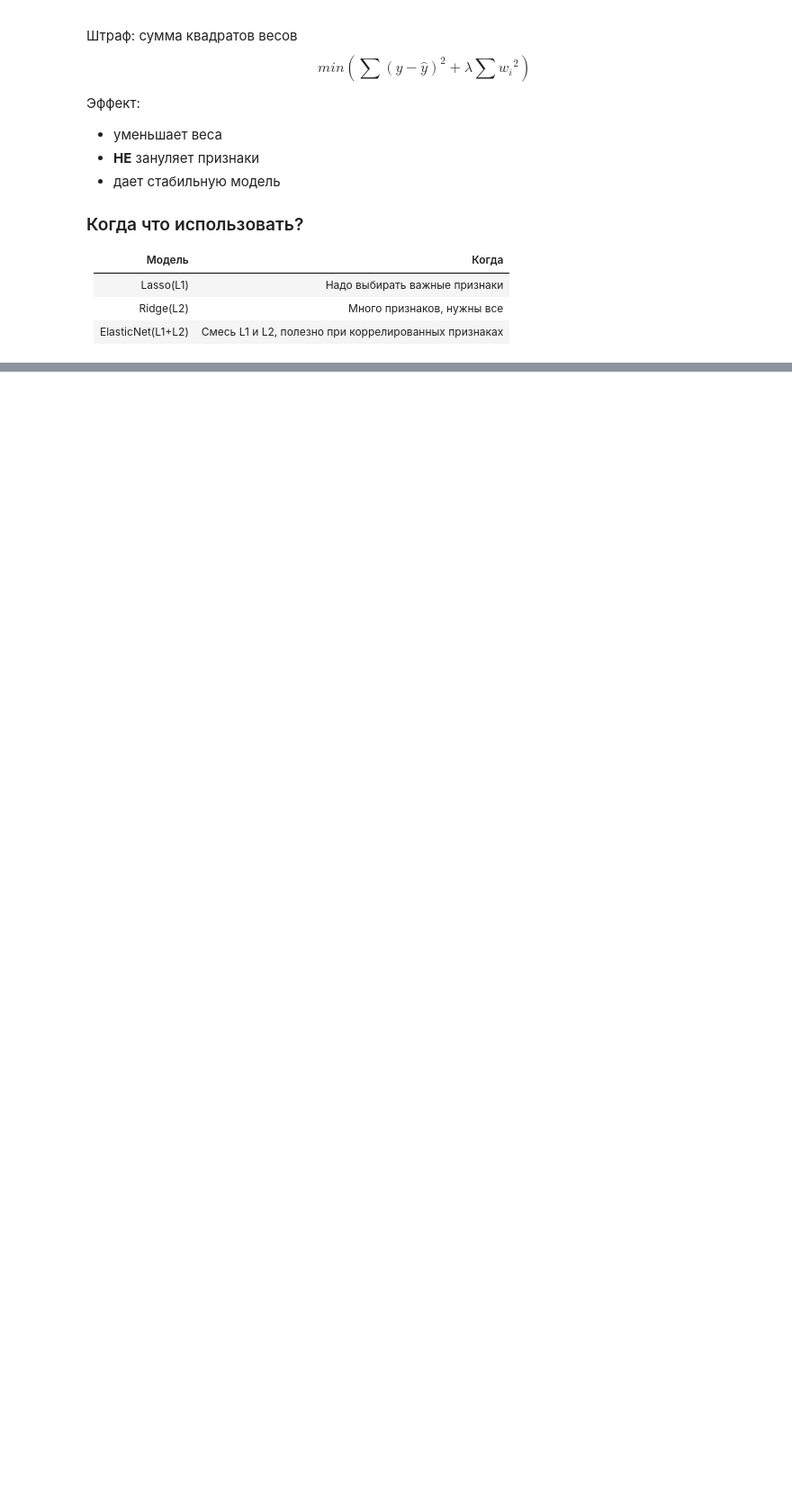
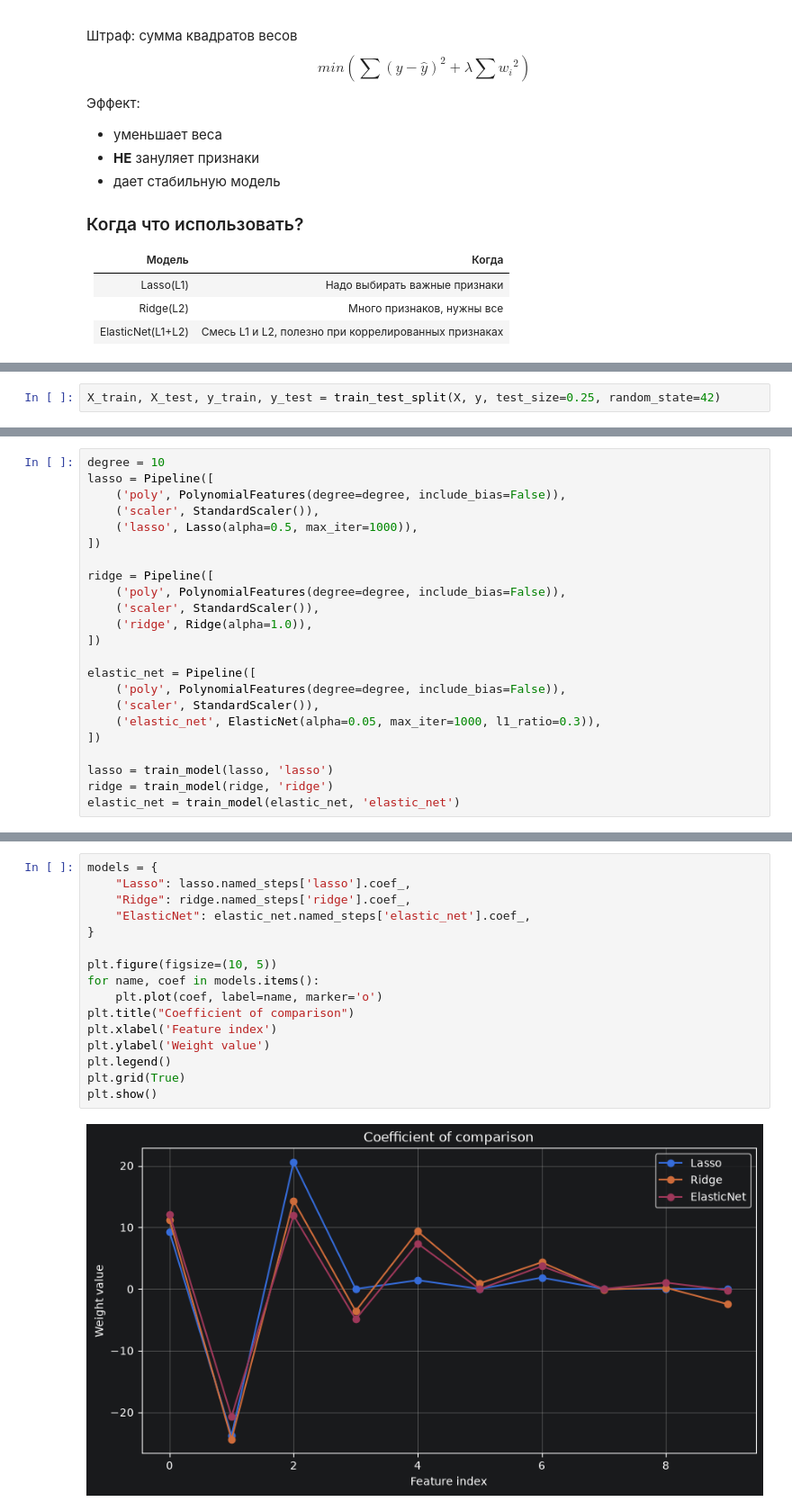
Before and after one commit to Zamanof/Python-AI-Applications-FSDA_Oct_24_2_ru, a Jupyter notebook: AI 08/AI 08. Regularization.ipynb, the cells around one changed output, grey strips where cells are left out. Shown at 90% size. Saved outputs shown, nothing was run; the diff lists cells and outputs as text; blank space fills up the shorter version.

```diff
--- a/AI 08/AI 08. Regularization.ipynb
+++ b/AI 08/AI 08. Regularization.ipynb
@@ -47,0 +56,2 @@ from  sklearn.metrics import r2_score, root_mean_squared_error
+# %%
+X_train, X_test, y_train, y_test = train_test_split(X, y, test_size=0.25, random_state=42)
@@ -47,0 +68,23 @@ from  sklearn.metrics import r2_score, root_mean_squared_error
+# %%
+degree = 10
+lasso = Pipeline([
+    ('poly', PolynomialFeatures(degree=degree, include_bias=False)),
+    ('scaler', StandardScaler()),
+    ('lasso', Lasso(alpha=0.5, max_iter=1000)),
+])
+
+ridge = Pipeline([
+    ('poly', PolynomialFeatures(degree=degree, include_bias=False)),
+    ('scaler', StandardScaler()),
+    ('ridge', Ridge(alpha=1.0)),
+])
+
+elastic_net = Pipeline([
+    ('poly', PolynomialFeatures(degree=degree, include_bias=False)),
+    ('scaler', StandardScaler()),
+    ('elastic_net', ElasticNet(alpha=0.05, max_iter=1000, l1_ratio=0.3)),
+])
+
+lasso = train_model(lasso, 'lasso')
+ridge = train_model(ridge, 'ridge')
+elastic_net = train_model(elastic_net, 'elastic_net')
@@ -47,0 +105,18 @@ from  sklearn.metrics import r2_score, root_mean_squared_error
+# %%
+models = {
+    "Lasso": lasso.named_steps['lasso'].coef_,
+    "Ridge": ridge.named_steps['ridge'].coef_,
+    "ElasticNet": elastic_net.named_steps['elastic_net'].coef_,
+}
+
+plt.figure(figsize=(10, 5))
+for name, coef in models.items():
+    plt.plot(coef, label=name, marker='o')
+plt.title("Coefficient of comparison")
+plt.xlabel('Feature index')
+plt.ylabel('Weight value')
+plt.legend()
+plt.grid(True)
+plt.show()
+# %% [output]
+[figure, added]
```
Also changed, not shown: parts of 4 cells of this notebook, 4 other files.
